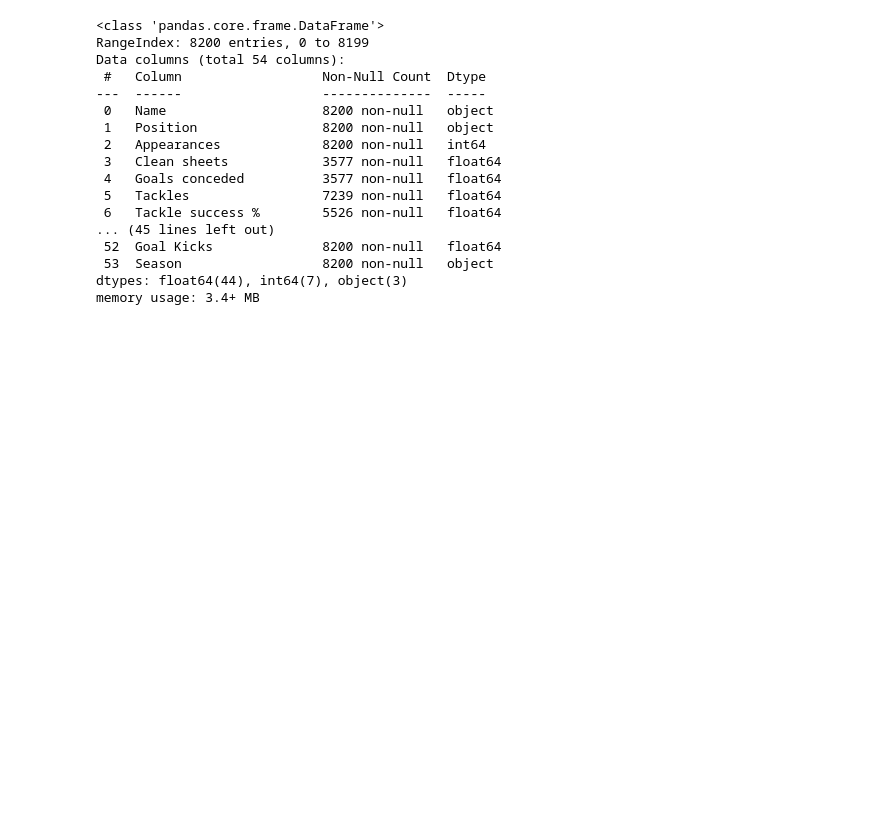
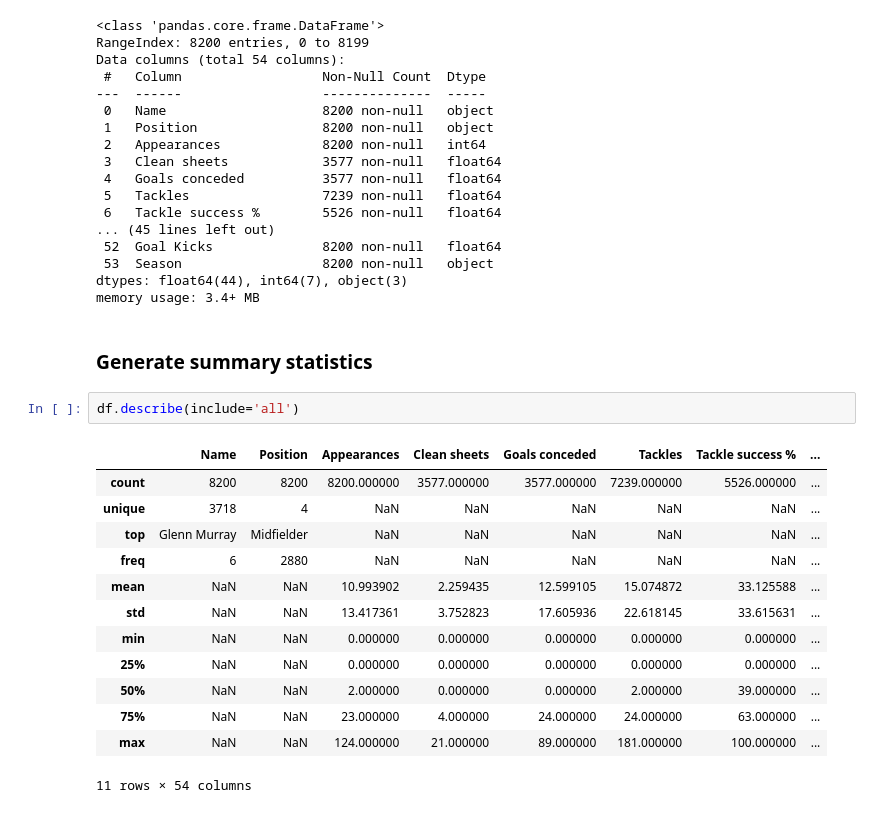
Before and after one commit to garethrogers28/premier-league-predictor, a Jupyter notebook: jupyter_notebooks/03_Exploratory_Data_Analysis.ipynb, the cells around one changed output. Cells and saved outputs as stored; diff of their text form; blank space fills up the shorter version.

```diff
--- a/jupyter_notebooks/03_Exploratory_Data_Analysis.ipynb
+++ b/jupyter_notebooks/03_Exploratory_Data_Analysis.ipynb
@@ -103,3 +103,21 @@ Data columns (total 54 columns):
  53  Season                  8200 non-null   object
 dtypes: float64(44), int64(7), object(3)
 memory usage: 3.4+ MB
+# %% [markdown]
+### Generate summary statistics
+# %%
+df.describe(include='all')
+# %% [output]
+|  | Name | Position | Appearances | Clean sheets | Goals conceded | Tackles | Tackle success % | ... |
+| count | 8200 | 8200 | 8200.000000 | 3577.000000 | 3577.000000 | 7239.000000 | 5526.000000 | ... |
+| unique | 3718 | 4 | NaN | NaN | NaN | NaN | NaN | ... |
+| top | Glenn Murray | Midfielder | NaN | NaN | NaN | NaN | NaN | ... |
+| freq | 6 | 2880 | NaN | NaN | NaN | NaN | NaN | ... |
+| mean | NaN | NaN | 10.993902 | 2.259435 | 12.599105 | 15.074872 | 33.125588 | ... |
+| std | NaN | NaN | 13.417361 | 3.752823 | 17.605936 | 22.618145 | 33.615631 | ... |
+| min | NaN | NaN | 0.000000 | 0.000000 | 0.000000 | 0.000000 | 0.000000 | ... |
+| 25% | NaN | NaN | 0.000000 | 0.000000 | 0.000000 | 0.000000 | 0.000000 | ... |
+| 50% | NaN | NaN | 2.000000 | 0.000000 | 0.000000 | 2.000000 | 39.000000 | ... |
+| 75% | NaN | NaN | 23.000000 | 4.000000 | 24.000000 | 24.000000 | 63.000000 | ... |
+| max | NaN | NaN | 124.000000 | 21.000000 | 89.000000 | 181.000000 | 100.000000 | ... |
+11 rows × 54 columns
```
Also changed, not shown: parts of 15 cells of this notebook.
